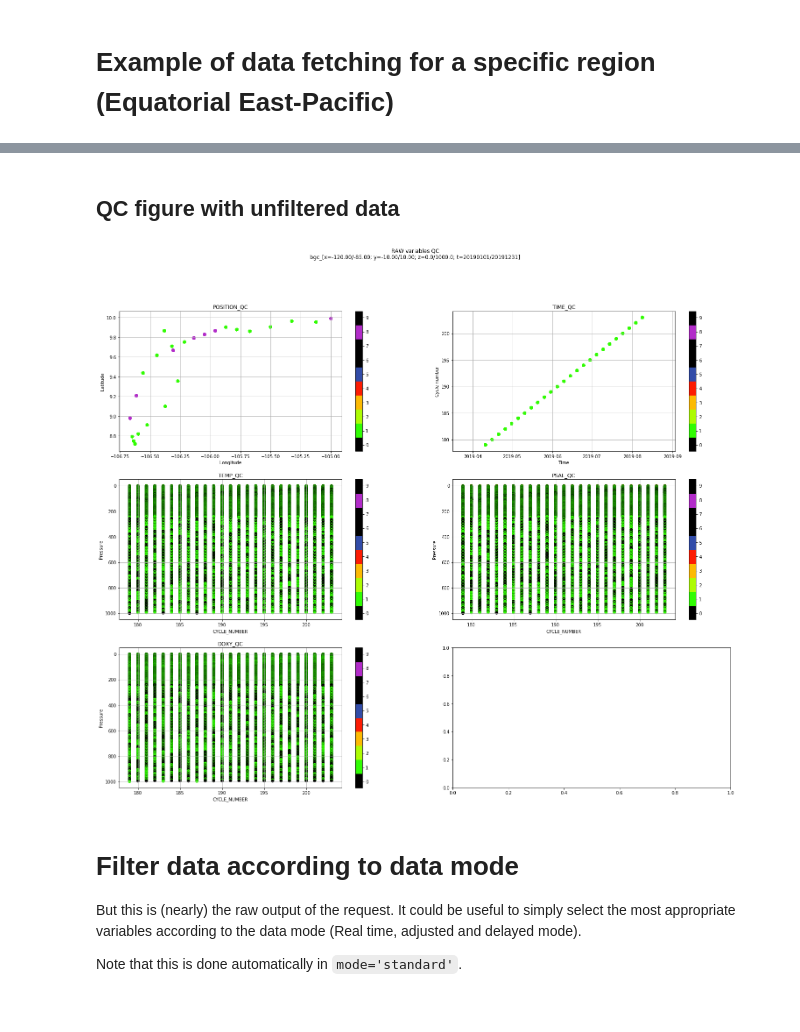
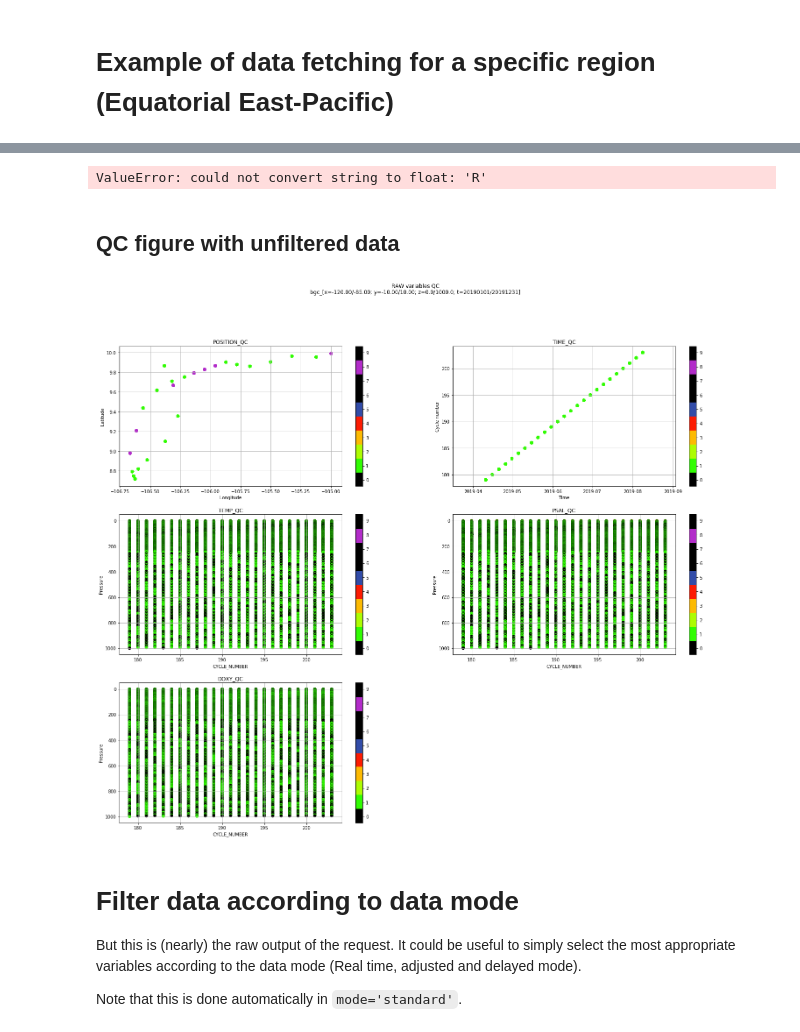
Before and after one commit to euroargodev/erddap_usecases, a Jupyter notebook: examples/Example-Expert-02.ipynb, the cells around one changed output, grey strips where cells are left out. Saved outputs shown, nothing was run; the diff lists cells and outputs as text; code cells hidden in the pictures.

Commit message:
Misc improvements
Moved cast_types from erddap to xarray accessor
Update to notebooks
Improved point2profiles

```diff
--- a/examples/Example-Expert-02.ipynb
+++ b/examples/Example-Expert-02.ipynb
@@ -77,6 +77,6 @@ User mode: expert
 # %%
 # box = [-120., -85., -10, 10, 0, 1000, '2018-01-01','2018-12-31']
 box = [-120., -85., -10, 10, 0, 1000, '2019-01-01','2019-12-31']
-argo = argo_loader.region(box).to_xarray()
-argo
+ds = argo_loader.region(box).to_xarray()
+ds
 # %% [output]
@@ -89,11 +100,16 @@ plt.plot(argo['time'], argo['CYCLE_NUMBER'], '.')
+# %%
+ds.argo.point2profile()
+# %% [output]
+ValueError: could not convert string to float: 'R'
 # %% [markdown]
 ## QC figure with unfiltered data
 # %%
 fig, ax = plt.subplots(nrows=3, ncols=2, figsize=(25,20))
 ax = np.array(ax).flatten()
+fig.delaxes(ax[-1])
 
 ix = 0
-sc = ax[ix].scatter(argo['longitude'], argo['latitude'], c=argo['POSITION_QC'], vmin=0, vmax=9, cmap=qcmap)
+sc = ax[ix].scatter(ds['longitude'], ds['latitude'], c=ds['POSITION_QC'], vmin=0, vmax=9, cmap=qcmap)
 colorbar_qc(qcmap, ax=ax[ix])
 ax[ix].grid()
 ax[ix].set_xlabel('Longitude')
@@ -101,43 +117,43 @@ ax[ix].set_ylabel('Latitude')
 ax[ix].set_title('POSITION_QC')
 
 ix += 1
-sc = ax[ix].scatter(argo['time'].values, argo['CYCLE_NUMBER'], c=argo['TIME_QC'], vmin=0, vmax=9, cmap=qcmap)
+sc = ax[ix].scatter(ds['time'].values, ds['CYCLE_NUMBER'], c=ds['TIME_QC'], vmin=0, vmax=9, cmap=qcmap)
 colorbar_qc(qcmap, ax=ax[ix])
 ax[ix].grid()
 ax[ix].set_xlabel('Time')
 ax[ix].set_ylabel('Cycle number')
 ax[ix].set_title('TIME_QC')
 
 ix += 1
-sc = ax[ix].scatter(argo['CYCLE_NUMBER'], argo['PRES'], c=argo['TEMP_QC'], vmin=0, vmax=9, cmap=qcmap)
+sc = ax[ix].scatter(ds['CYCLE_NUMBER'], ds['PRES'], c=ds['TEMP_QC'], vmin=0, vmax=9, cmap=qcmap)
 colorbar_qc(qcmap, ax=ax[ix])
 ax[ix].grid()
 ax[ix].invert_yaxis()
 ax[ix].set_xlabel('CYCLE_NUMBER')
 ax[ix].set_ylabel('Pressure')
 ax[ix].set_title('TEMP_QC')
 
 ix += 1
-sc = ax[ix].scatter(argo['CYCLE_NUMBER'], argo['PRES'], c=argo['PSAL_QC'], vmin=0, vmax=9, cmap=qcmap)
+sc = ax[ix].scatter(ds['CYCLE_NUMBER'], ds['PRES'], c=ds['PSAL_QC'], vmin=0, vmax=9, cmap=qcmap)
 colorbar_qc(qcmap, ax=ax[ix])
 ax[ix].grid()
 ax[ix].invert_yaxis()
 ax[ix].set_xlabel('CYCLE_NUMBER')
 ax[ix].set_ylabel('Pressure')
 ax[ix].set_title('PSAL_QC')
 
 ix += 1
-sc = ax[ix].scatter(argo['CYCLE_NUMBER'], argo['PRES'], c=argo['DOXY_QC'], vmin=0, vmax=9, cmap=qcmap)
+sc = ax[ix].scatter(ds['CYCLE_NUMBER'], ds['PRES'], c=ds['DOXY_QC'], vmin=0, vmax=9, cmap=qcmap)
 colorbar_qc(qcmap, ax=ax[ix])
 ax[ix].grid()
 ax[ix].invert_yaxis()
 ax[ix].set_xlabel('CYCLE_NUMBER')
 ax[ix].set_ylabel('Pressure')
 ax[ix].set_title('DOXY_QC')
 
-fig.suptitle("RAW variables QC\n%s" % argo.attrs['Download_constraints']);
+fig.suptitle("RAW variables QC\n%s" % ds.attrs['Download_constraints']);
 # %% [output]
-[figure, old version]
+[figure, new version]
 # %% [markdown]
 # Filter data according to data mode
 
```
Also changed, not shown: parts of 17 cells of this notebook, 5 other files.
